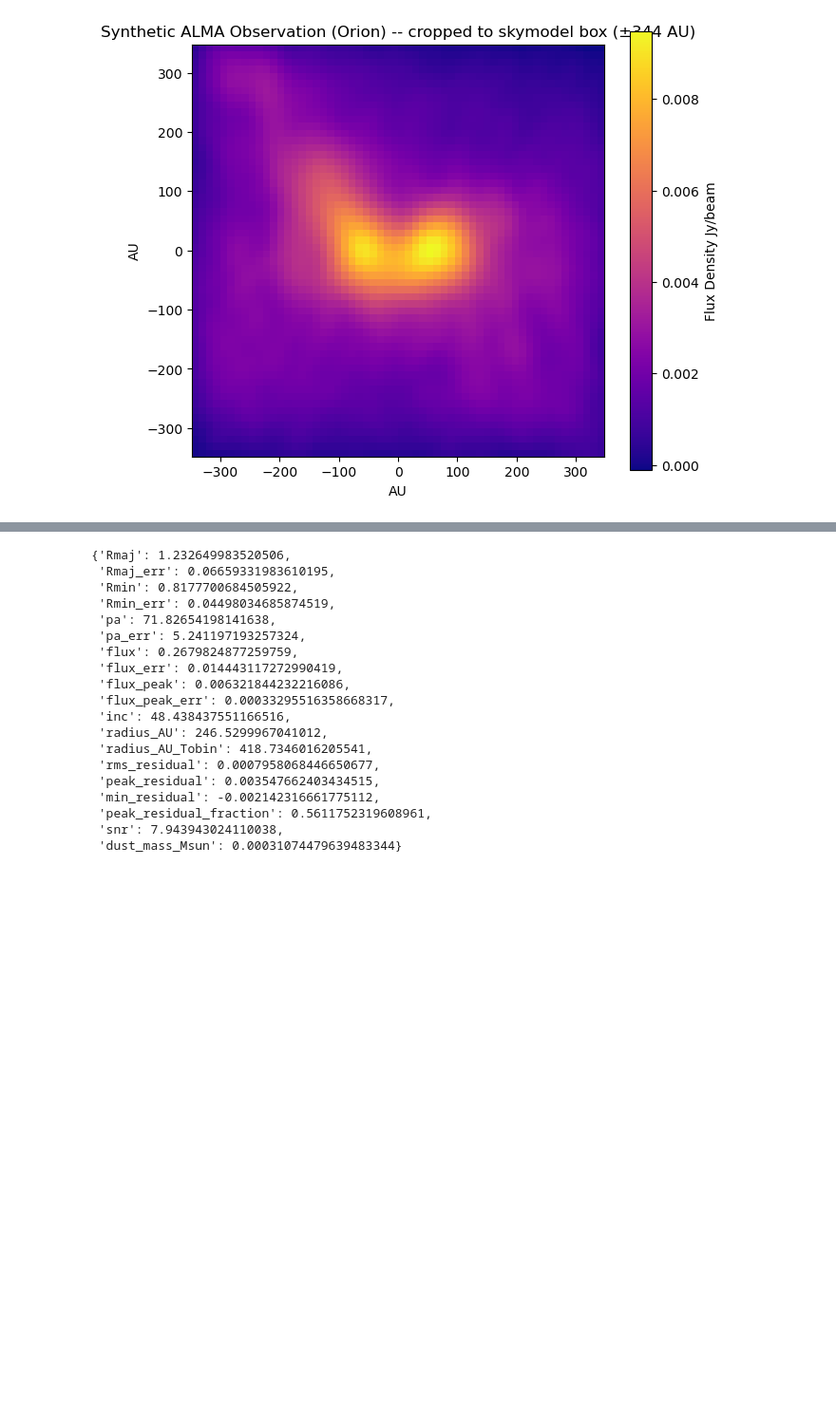
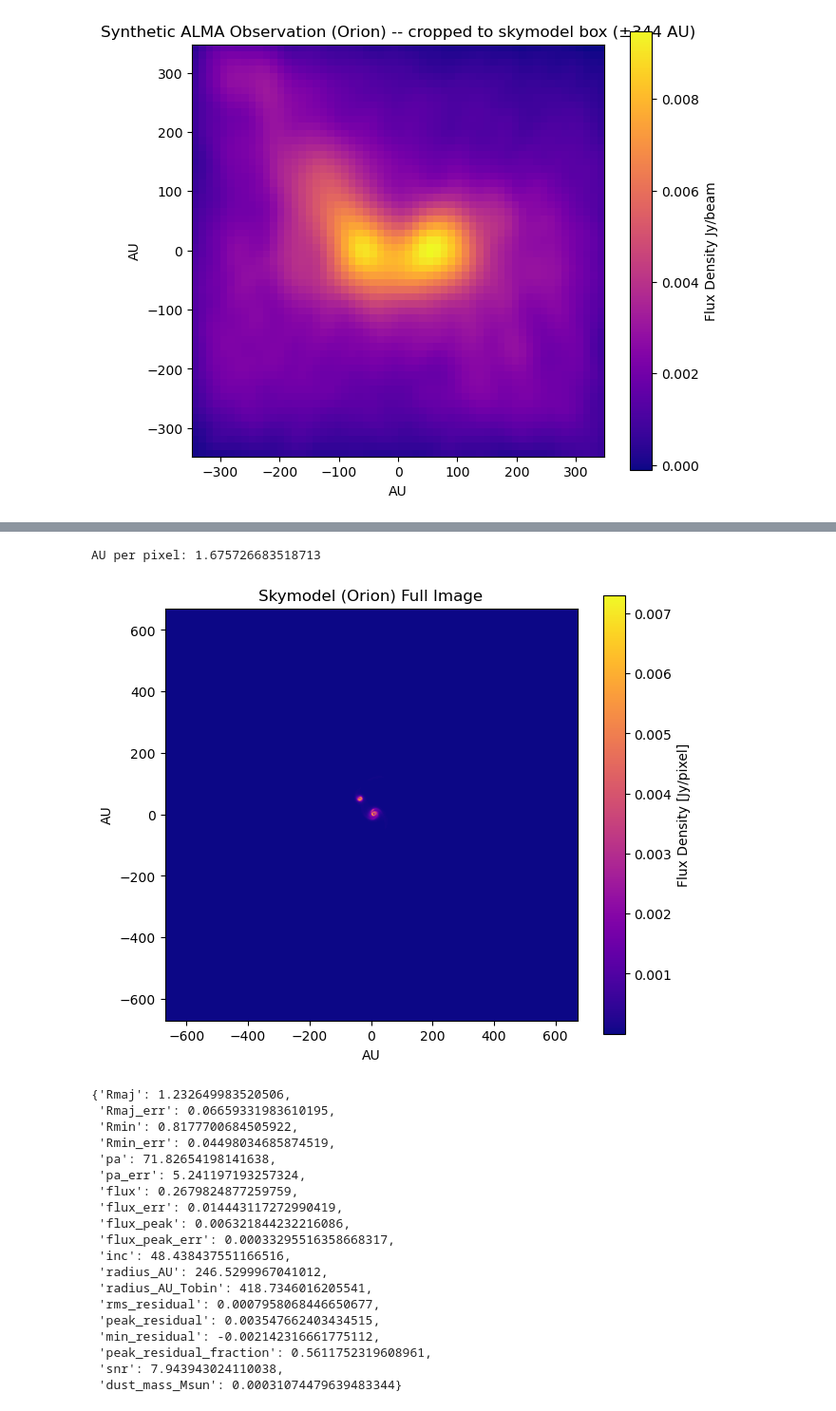
Before and after one commit to Nachiket-Yadav/Synthetic_Observation, a Jupyter notebook: visualization.ipynb, the cells around one changed output, grey strips where cells are left out. Shown at 95% size. Drawn from its saved outputs; the diff is of its cells as text; code cells hidden in the pictures; blank space fills up the shorter version.

```diff
--- a/visualization.ipynb
+++ b/visualization.ipynb
@@ -310,3 +318,35 @@ plt.show()
+# %%
+TELESCOPE = "ALMA"                             # for the plot title only
+REGIONS = {"Orion": 400.0, "Perseus": 300.0}   # name -> distance (pc)
+
+SKYMODEL_PATH = r"C:\Users\nachi\OneDrive\Desktop\Cosmic Origins\code_initial\Synthetic_Observation\skymodels\snapshot_171_Orion_flux_map_ALMA_axis_z.fits"
+SITE = "Orion"     # for the distance used to set the AU scale
+
+dat = fits.open(SKYMODEL_PATH)
+image = dat[0].data.squeeze()
+sky_header = dat[0].header
+
+# Skymodel FITS store pixel scale both as PARC (arcsec/pixel, written directly
+# by skymodel_generation.py) and CDELT1 (deg/pixel, the WCS-standard keyword).
+# Prefer PARC when present since it's the exact value used to build the image.
+pixscale_arcsec = sky_header["PARC"] if "PARC" in sky_header else abs(sky_header["CDELT1"]) * 3600
+distance_pc = REGIONS.get(SITE, 300.0)
+au_per_pixel = pixscale_arcsec * distance_pc
+print("AU per pixel:", au_per_pixel)
+
+ny, nx = image.shape
+full_width = au_per_pixel * nx
+full_extent = [-full_width/2, full_width/2, -full_width/2, full_width/2]
+
+plt.figure(figsize=(7, 6))
+plt.imshow(image, origin="lower", cmap="plasma", extent=full_extent)
+plt.colorbar(label="Flux Density [%s]" % sky_header.get("BUNIT", "Jy/pixel"))
+plt.title("Skymodel (%s) Full Image" % SITE)
+plt.xlabel("AU"); plt.ylabel("AU")
+plt.show()
+# %% [output]
+AU per pixel: 1.675726683518713
+[figure, added]
 # %%
 import json
 
```
Also changed, not shown: parts of 7 cells of this notebook, 9 other files.
